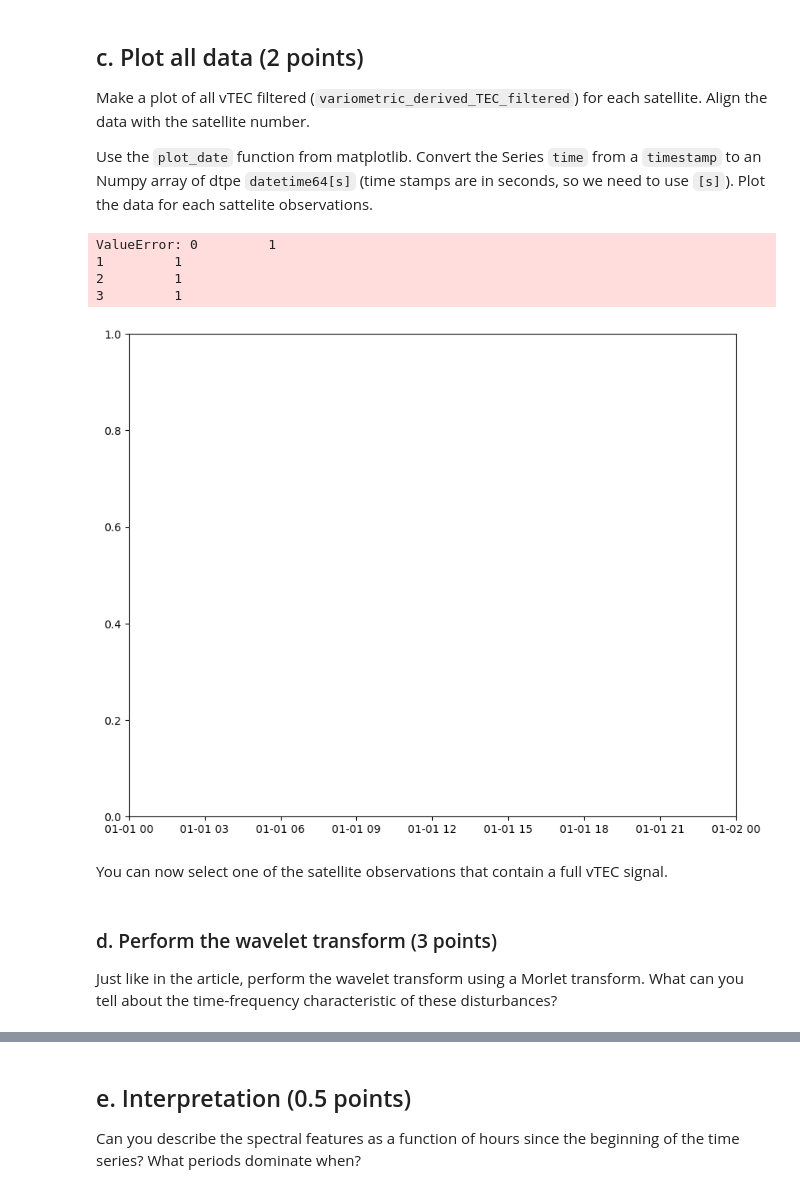
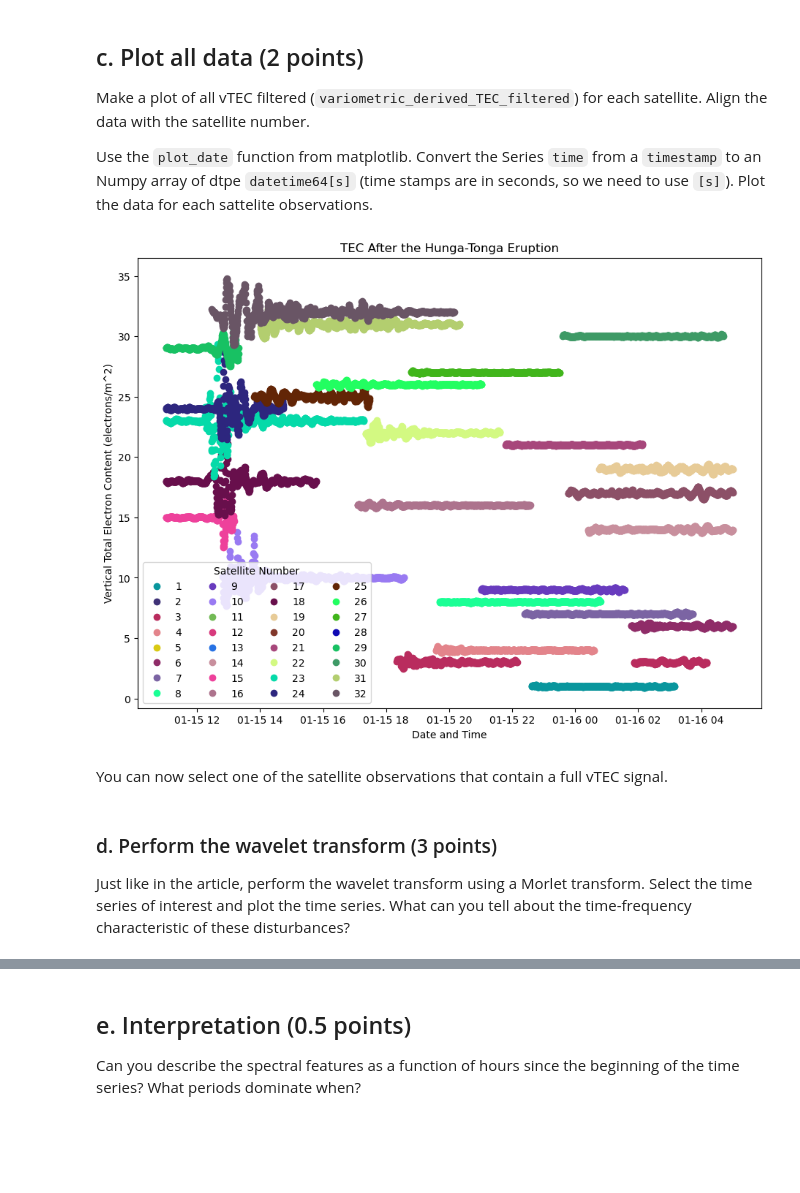
Before and after one commit to UW-ESS-DS/MLGEO2022_AERP, a Jupyter notebook: homework/homework_4.ipynb, the cells around one changed output, grey strips where cells are left out. Saved outputs shown, nothing was run; the diff lists cells and outputs as text; code cells hidden in the pictures; blank space fills up the shorter version.

```diff
--- a/homework/homework_4.ipynb
+++ b/homework/homework_4.ipynb
@@ -188,20 +214,25 @@ stationName=t_path.split("_")[1]
 Make a plot of all vTEC filtered (``variometric_derived_TEC_filtered``) for each satellite. Align the data with the satellite number.
 
 Use the ``plot_date`` function from matplotlib. Convert the Series ``time`` from a ``timestamp`` to an Numpy array of dtpe ``datetime64[s]`` (time stamps are in seconds, so we need to use ``[s]``). Plot the data for each sattelite observations.
-# %%
-# answer below
-newTime = np.array(data['time'], dtype='datetime64[s]')
-fig, (ax1) = plt.subplots(1,1, figsize=(10,8))
-ax1.plot_date(newTime, data['variometric_derived_TEC_filtered'], c=data["satellite_number"])
-# %% [output]
-ValueError: 0         1
-1         1
-2         1
-3         1
-[figure, removed]
+# %%
+# answer below
+newTime = np.array(data['time'], dtype='datetime64[s]')
+fig, (ax1) = plt.subplots(1,1, figsize=(11,8))
+
+for value in range(1,33):
+    dataNew = data[data['satellite_number'] == value]
+    newTime = np.array(dataNew['time'], dtype='datetime64[s]')
+    color = list(np.random.choice(range(256), size=3)/255)
+    ax1.plot_date(newTime, dataNew['variometric_derived_TEC_filtered']+dataNew['satellite_number'], c=color)
+ax1.set_xlabel('Date and Time')
+ax1.set_ylabel('Vertical Total Electron Content (electrons/m^2)')
+ax1.set_title('TEC After the Hunga-Tonga Eruption');
+ax1.legend(np.arange(1,33), ncol=4, title="Satellite Number");
+# %% [output]
+[figure, added]
 # %% [markdown]
 You can now select one of the satellite observations that contain a full vTEC signal.
 # %% [markdown]
 ### d. Perform the wavelet transform (3 points)
 
-Just like in the article, perform the wavelet transform using a Morlet transform. What can you tell about the time-frequency characteristic of these disturbances?
+Just like in the article, perform the wavelet transform using a Morlet transform. Select the time series of interest and plot the time series. What can you tell about the time-frequency characteristic of these disturbances?
```
Also changed, not shown: parts of 28 cells of this notebook.
